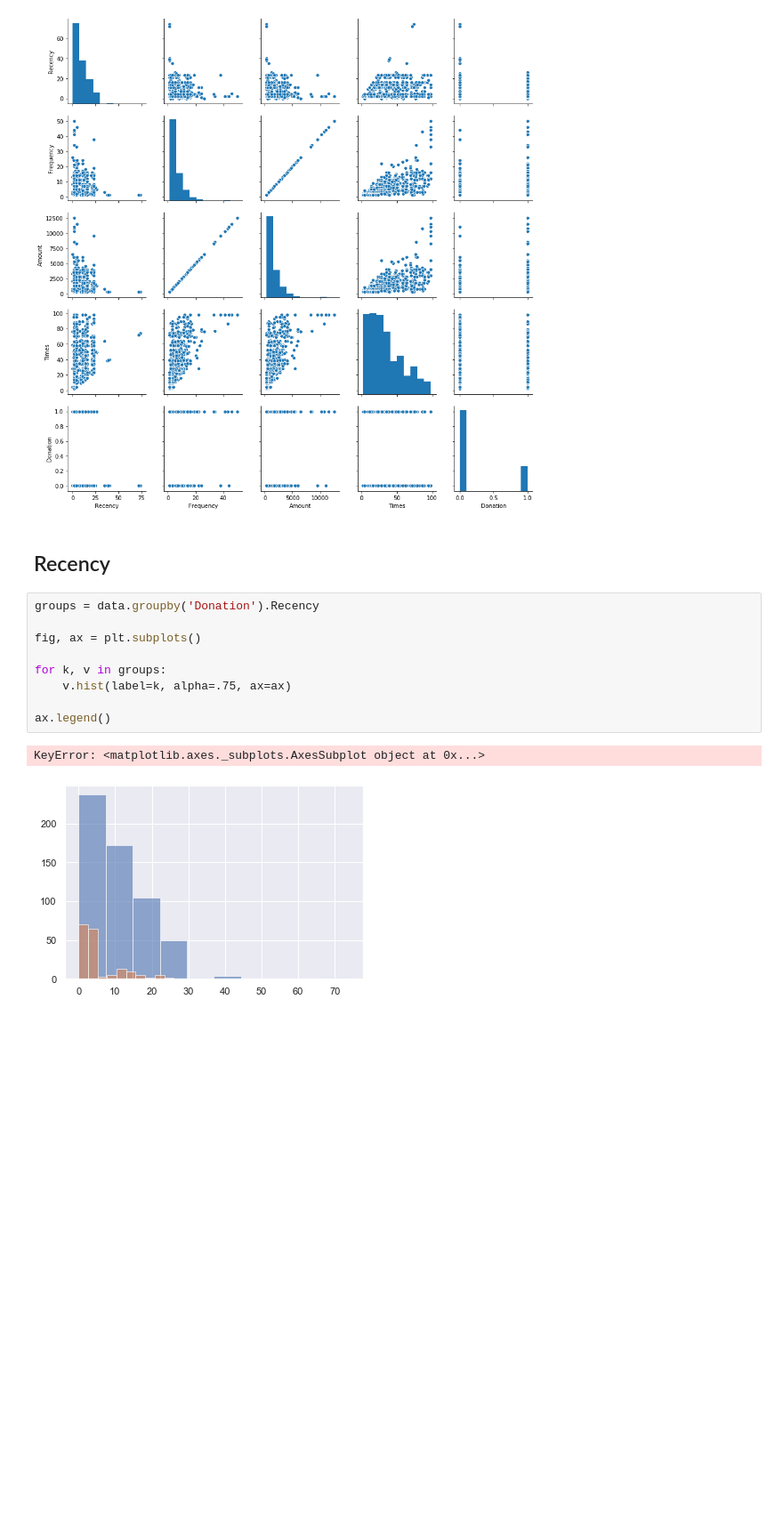
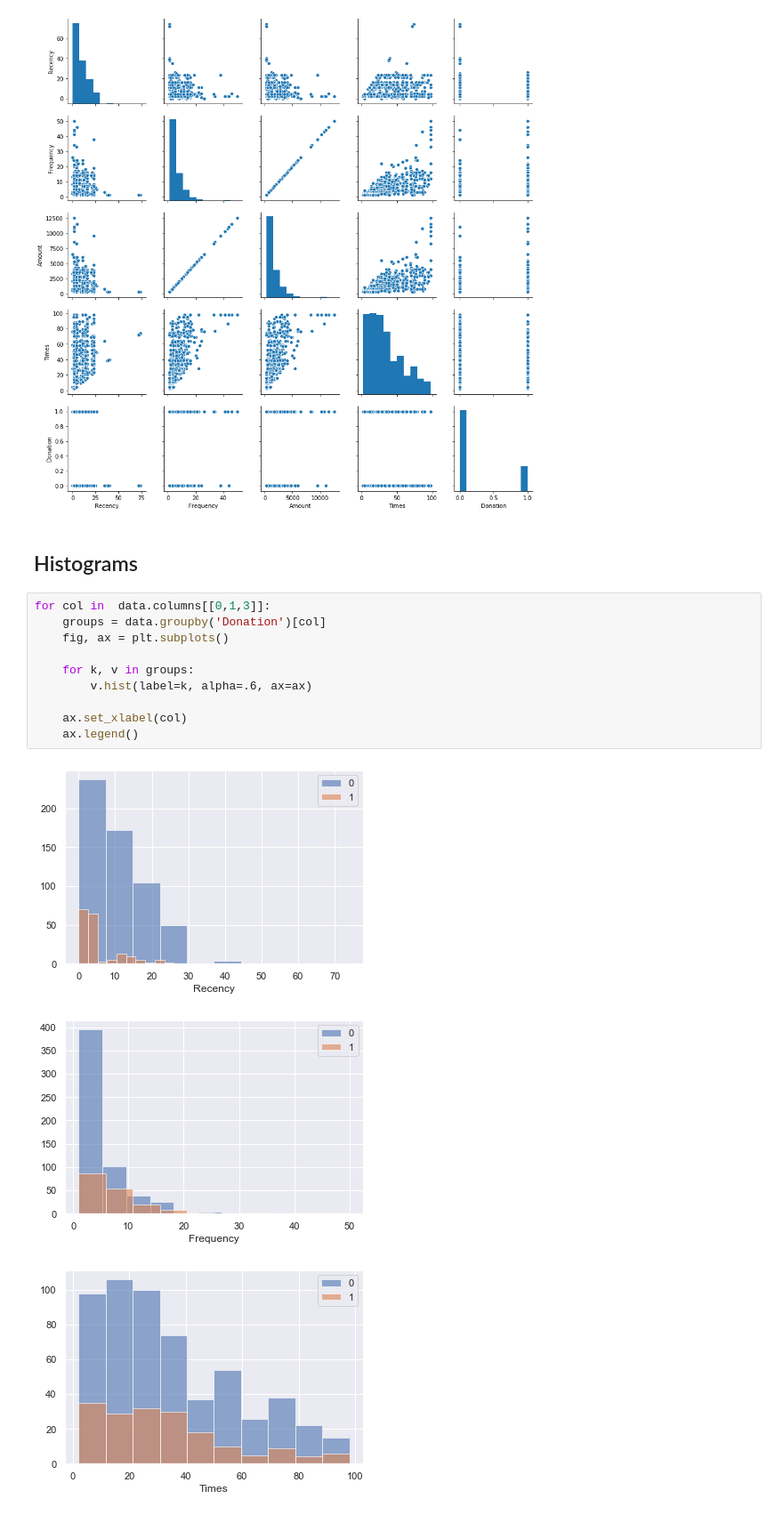
Before and after one commit to Barteus/ml-blood-donations, a Jupyter notebook: data-analysis.ipynb, the cells around one changed output. Shown at 89% size. Cells and saved outputs as stored; diff of their text form; blank space fills up the shorter version.

```diff
--- a/data-analysis.ipynb
+++ b/data-analysis.ipynb
@@ -64,16 +59,18 @@ plt.show()
 # %% [output]
 [figure]
 # %% [markdown]
-## Recency
+## Histograms
 # %%
-groups = data.groupby('Donation').Recency
+for col in  data.columns[[0,1,3]]:
+    groups = data.groupby('Donation')[col]
+    fig, ax = plt.subplots()
 
-fig, ax = plt.subplots()
+    for k, v in groups:
+        v.hist(label=k, alpha=.6, ax=ax)
 
-for k, v in groups:
-    v.hist(label=k, alpha=.75, ax=ax)
-
-ax.legend()
+    ax.set_xlabel(col)
+    ax.legend()
 # %% [output]
-KeyError: <matplotlib.axes._subplots.AxesSubplot object at 0x...>
-[figure, old version]
+[figure, new version]
+[figure, added]
+[figure, added]
```
Also changed, not shown: parts of 8 cells of this notebook, 3 other files.
